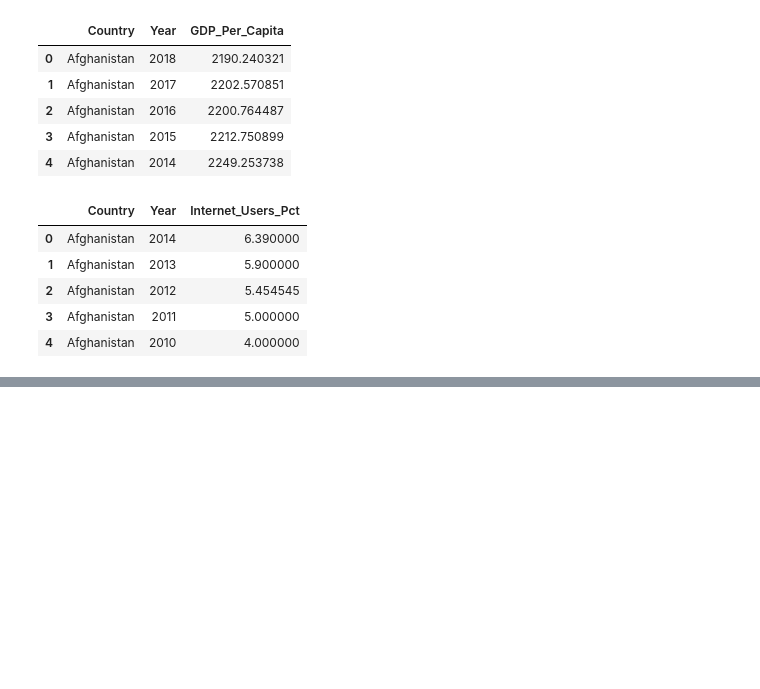
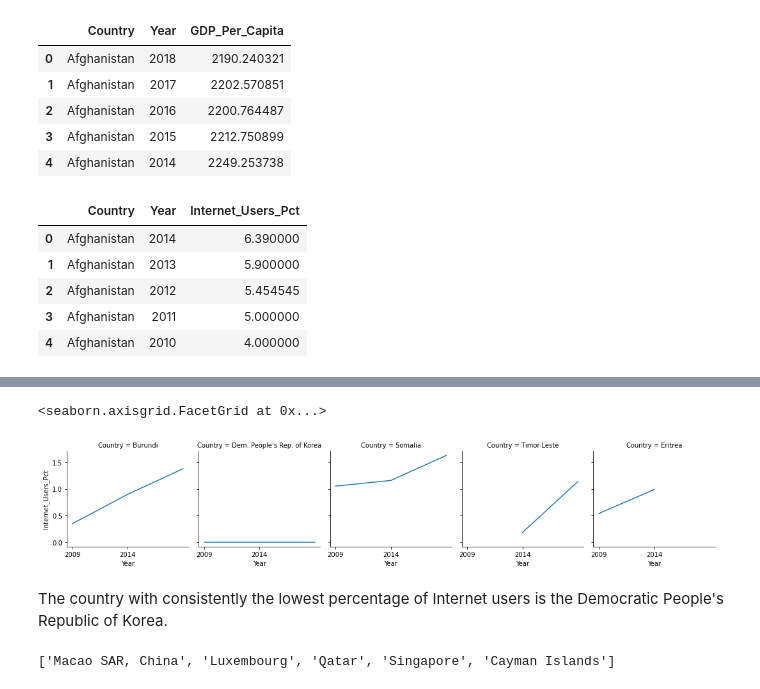
Before and after one commit to ripplesphere/dd3_gdp_internet, a Jupyter notebook: notebooks/un_data.ipynb, the cells around one changed output, grey strips where cells are left out. Drawn from its saved outputs; the diff is of its cells as text; code cells hidden in the pictures; blank space fills up the shorter version.

```diff
--- a/notebooks/un_data.ipynb
+++ b/notebooks/un_data.ipynb
@@ -213,0 +413,6 @@ gdp_internet_2014_ss.nlargest(5, 'Internet_Users_Pct')
+# %%
+bot_5_internet = bot_5_internet.append(gdp_internet_2009_ss[gdp_internet_2009_ss['Country'].isin(bot_5_internet['Country'])])
+bot_5_internet = bot_5_internet.append(gdp_internet_2004_ss[gdp_internet_2004_ss['Country'].isin(bot_5_internet['Country'])])
+# %%
+bot_5_internet.sort_values(by=["Year", "Country"], ascending=True, inplace=True)
+bot_5_internet.reset_index(drop=True)
@@ -213,0 +435,15 @@ gdp_internet_2014_ss.nlargest(5, 'Internet_Users_Pct')
+# %%
+g = sns.FacetGrid(bot_5_internet, col="Country")
+g.map(sns.lineplot, "Year", 'Internet_Users_Pct')
+g.add_legend()
+# %% [output]
+<seaborn.axisgrid.FacetGrid at 0x...>
+[figure, added]
+# %% [markdown]
+The country with consistently the lowest percentage of Internet users is the Democratic People's Republic
+of Korea.
+# %%
+top_5_gdp = gdp_internet_2014_ss.nlargest(5, 'GDP_Per_Capita')
+list(top_5_gdp["Country"])
+# %% [output]
+['Macao SAR, China', 'Luxembourg', 'Qatar', 'Singapore', 'Cayman Islands']
```
Also changed, not shown: parts of 55 cells of this notebook.
